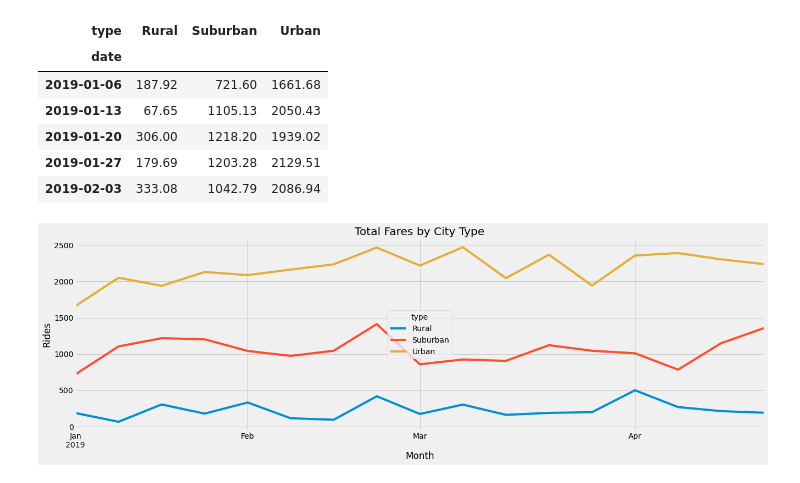
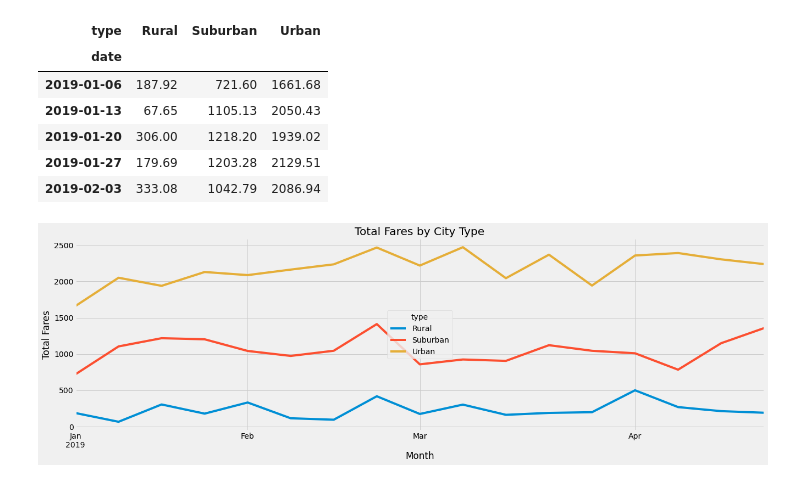
Before and after one commit to mobinapiracha/PyBer_Analysis, a Jupyter notebook: PyBer_Challenge.ipynb, the cells around one changed output. Cells and saved outputs as stored; diff of their text form; code cells hidden in the pictures.

```diff
--- a/PyBer_Challenge.ipynb
+++ b/PyBer_Challenge.ipynb
@@ -254,14 +254,14 @@ weekly_rides_df.head()
 # %%
 # 8. Using the object-oriented interface method, plot the resample DataFrame using the df.plot() function.
 weekly_rides_plot = weekly_rides_df.plot(kind="line", figsize = (20,6))
 # Add a title
 weekly_rides_plot.set_title("Total Fares by City Type")
 # Add an x and y axis label
 weekly_rides_plot.set_xlabel("Month")
-weekly_rides_plot.set_ylabel("Rides")
+weekly_rides_plot.set_ylabel("Total Fares")
 # Import the style from Matplotlib.
 from matplotlib import style
 # Use the graph style fivethirtyeight.
 style.use('fivethirtyeight')
 # %% [output]
-[figure, old version]
+[figure, new version]
```
Also changed, not shown: 2 other files.
